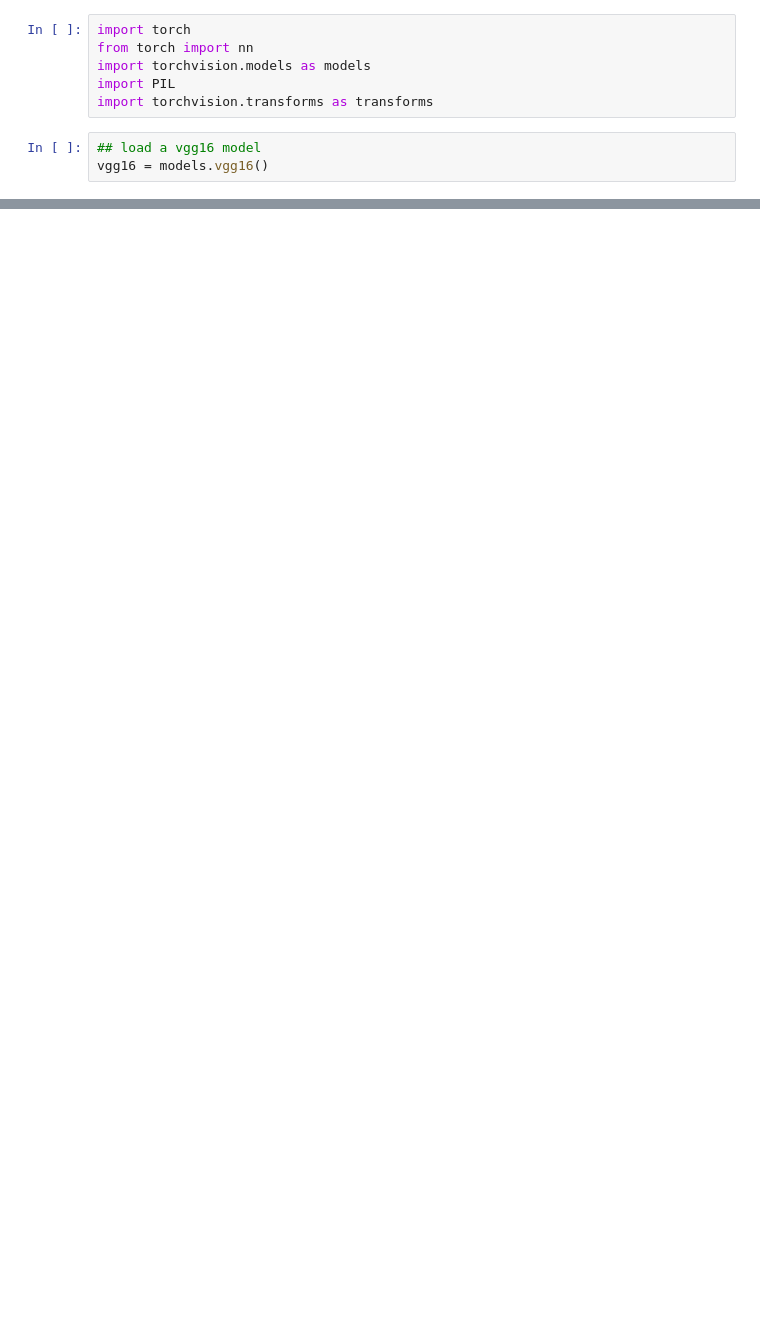
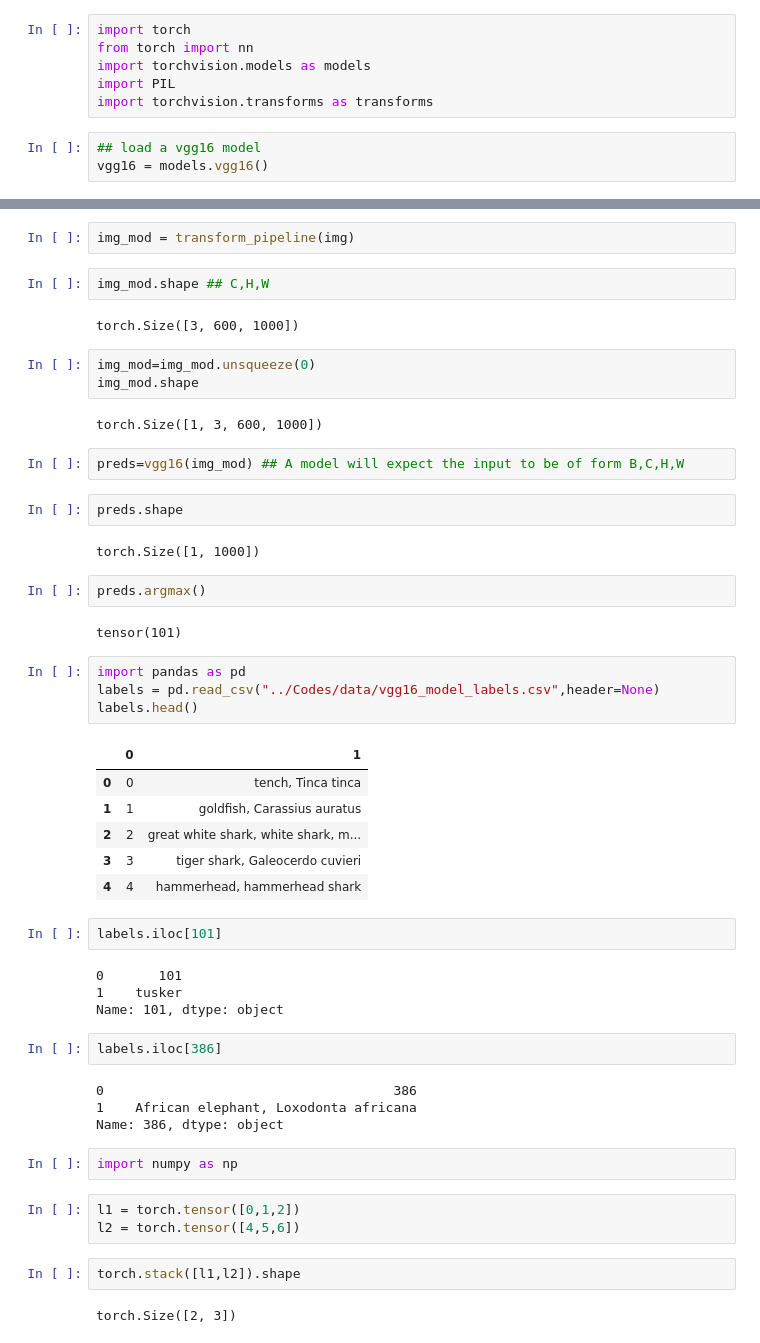
Before and after one commit to Gunnvant/idma_ft, a Jupyter notebook: DL/class_codes/12_01_22.ipynb, the cells around one changed output, grey strips where cells are left out. Drawn from its saved outputs; the diff is of its cells as text; blank space fills up the shorter version.

```diff
--- a/DL/class_codes/12_01_22.ipynb
+++ b/DL/class_codes/12_01_22.ipynb
@@ -29,0 +83,53 @@ VGG(
+# %%
+img_mod = transform_pipeline(img)
+# %%
+img_mod.shape ## C,H,W
+# %% [output]
+torch.Size([3, 600, 1000])
+# %%
+img_mod=img_mod.unsqueeze(0)
+img_mod.shape
+# %% [output]
+torch.Size([1, 3, 600, 1000])
+# %%
+preds=vgg16(img_mod) ## A model will expect the input to be of form B,C,H,W
+# %%
+preds.shape
+# %% [output]
+torch.Size([1, 1000])
+# %%
+preds.argmax()
+# %% [output]
+tensor(101)
+# %%
+import pandas as pd
+labels = pd.read_csv("../Codes/data/vgg16_model_labels.csv",header=None)
+labels.head()
+# %% [output]
+|  | 0 | 1 |
+| 0 | 0 | tench, Tinca tinca |
+| 1 | 1 | goldfish, Carassius auratus |
+| 2 | 2 | great white shark, white shark, m... |
+| 3 | 3 | tiger shark, Galeocerdo cuvieri |
+| 4 | 4 | hammerhead, hammerhead shark |
+# %%
+labels.iloc[101]
+# %% [output]
+0       101
+1    tusker
+Name: 101, dtype: object
+# %%
+labels.iloc[386]
+# %% [output]
+0                                     386
+1    African elephant, Loxodonta africana
+Name: 386, dtype: object
+# %%
+import numpy as np
+# %%
+l1 = torch.tensor([0,1,2])
+l2 = torch.tensor([4,5,6])
+# %%
+torch.stack([l1,l2]).shape
+# %% [output]
+torch.Size([2, 3])
```
Also changed, not shown: parts of 15 cells of this notebook.
